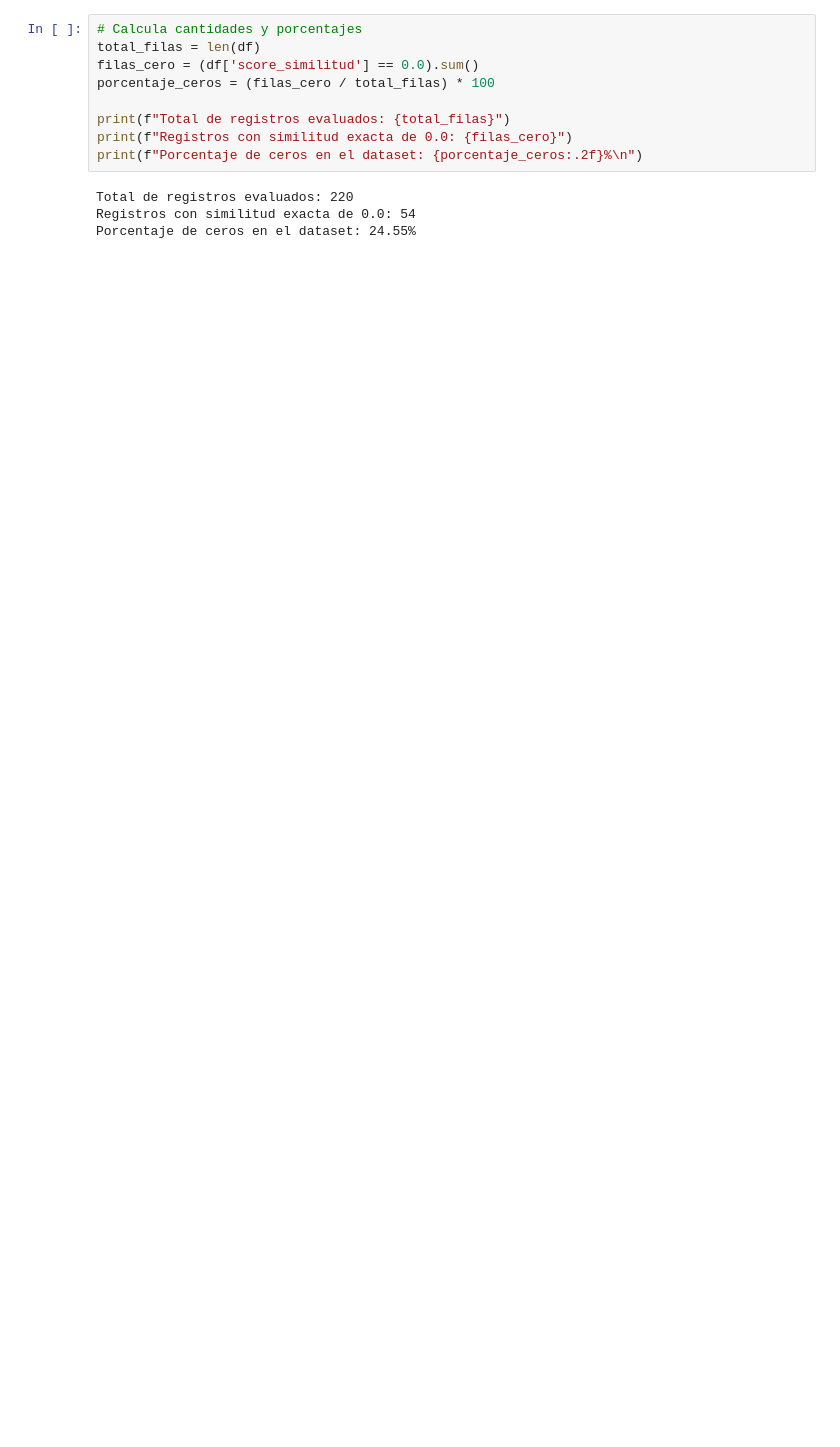
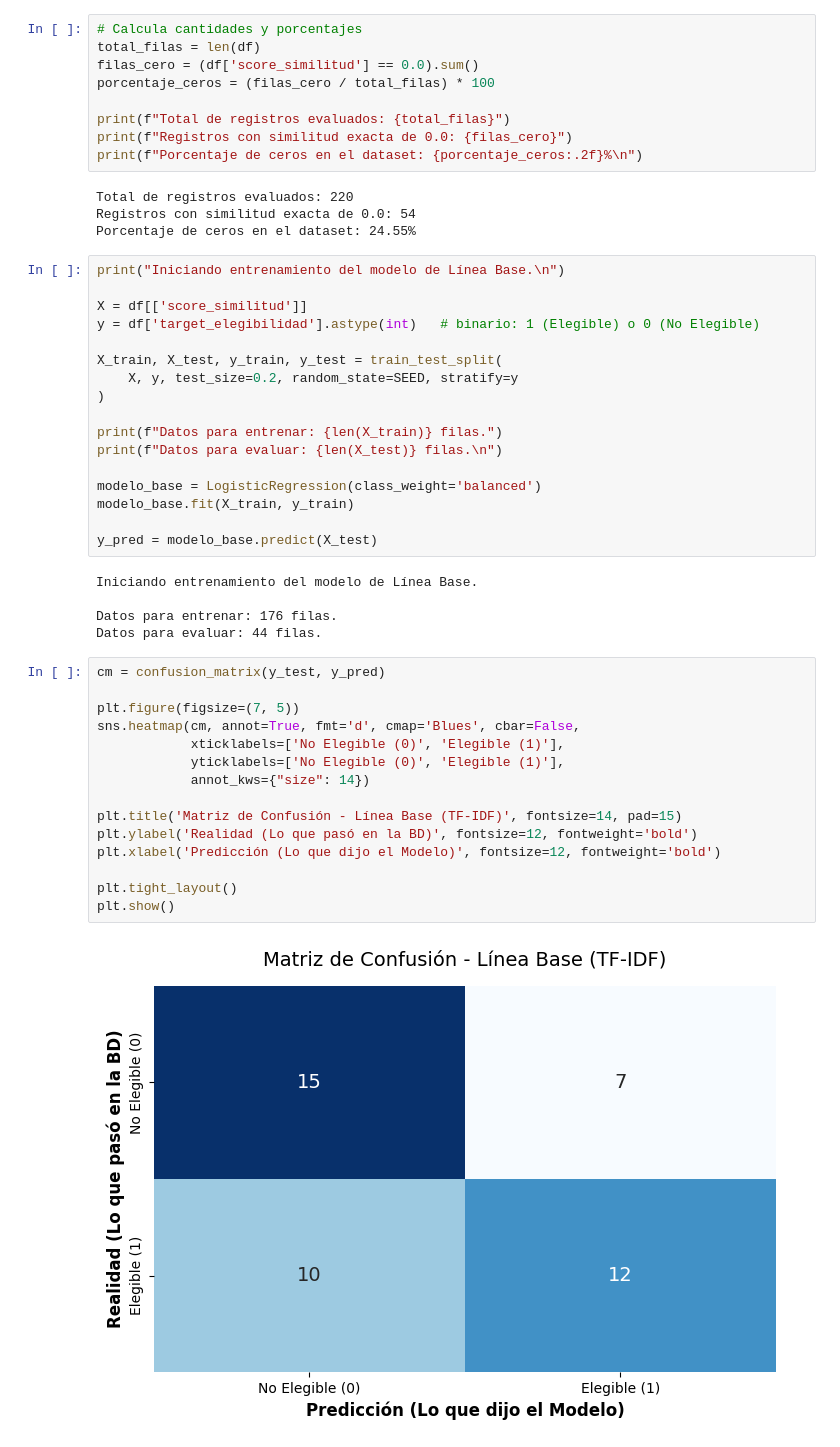
Before and after one commit to Luis-Rojas-H/trabajos-CC-0C2, a Jupyter notebook: examen_final/notebooks/examen_final.ipynb, the cells around one changed output. Saved outputs shown, nothing was run; the diff lists cells and outputs as text; blank space fills up the shorter version.

Commit message:
entrenamiento del modelo base con Regresión Logística, metricas f1 y evaluacion grafica de predicciones

```diff
--- a/examen_final/notebooks/examen_final.ipynb
+++ b/examen_final/notebooks/examen_final.ipynb
@@ -90,3 +99,42 @@ print(f"Porcentaje de ceros en el dataset: {porcentaje_ceros:.2f}%\n")
 Total de registros evaluados: 220
 Registros con similitud exacta de 0.0: 54
 Porcentaje de ceros en el dataset: 24.55%
+# %%
+print("Iniciando entrenamiento del modelo de Línea Base.\n")
+
+X = df[['score_similitud']]
+y = df['target_elegibilidad'].astype(int)   # binario: 1 (Elegible) o 0 (No Elegible)
+
+X_train, X_test, y_train, y_test = train_test_split(
+    X, y, test_size=0.2, random_state=SEED, stratify=y
+)
+
+print(f"Datos para entrenar: {len(X_train)} filas.")
+print(f"Datos para evaluar: {len(X_test)} filas.\n")
+
+modelo_base = LogisticRegression(class_weight='balanced')
+modelo_base.fit(X_train, y_train)
+
+y_pred = modelo_base.predict(X_test)
+# %% [output]
+Iniciando entrenamiento del modelo de Línea Base.
+
+Datos para entrenar: 176 filas.
+Datos para evaluar: 44 filas.
+# %%
+cm = confusion_matrix(y_test, y_pred)
+
+plt.figure(figsize=(7, 5))
+sns.heatmap(cm, annot=True, fmt='d', cmap='Blues', cbar=False,
+            xticklabels=['No Elegible (0)', 'Elegible (1)'],
+            yticklabels=['No Elegible (0)', 'Elegible (1)'],
+            annot_kws={"size": 14})
+
+plt.title('Matriz de Confusión - Línea Base (TF-IDF)', fontsize=14, pad=15)
+plt.ylabel('Realidad (Lo que pasó en la BD)', fontsize=12, fontweight='bold')
+plt.xlabel('Predicción (Lo que dijo el Modelo)', fontsize=12, fontweight='bold')
+
+plt.tight_layout()
+plt.show()
+# %% [output]
+[figure, added]
```
Also changed, not shown: parts of 3 cells of this notebook.
